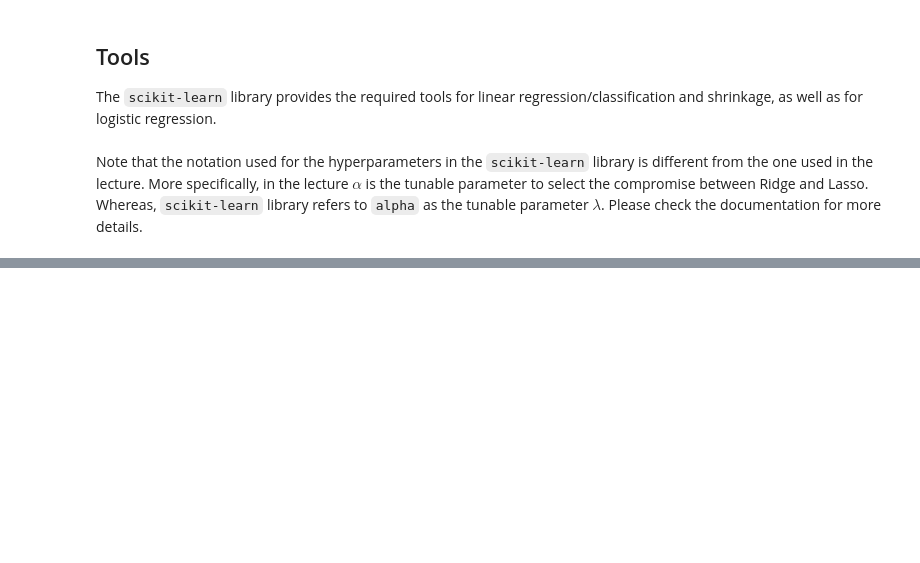
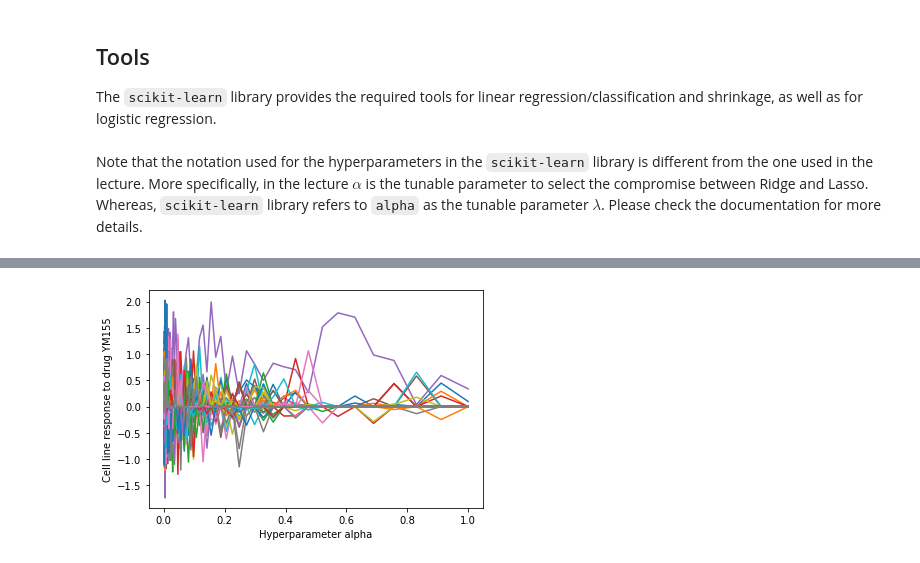
Before and after one commit to max-de-rooij/8dm50-machine-learning, a Jupyter notebook: practicals/week_3.ipynb, the cells around one changed output, grey strips where cells are left out. Drawn from its saved outputs; the diff is of its cells as text; code cells hidden in the pictures; blank space fills up the shorter version.

```diff
--- a/practicals/week_3.ipynb
+++ b/practicals/week_3.ipynb
@@ -410,3 +393,29 @@ Index(['ABCB1', 'CAV1', 'TSPAN8', 'TFF3', 'FABP1', 'TACSTD2'], dtype='object')
+# %%
+from sklearn.utils import resample
+
+# calculating the bootstrap for 100 times optimization (in which alpha ranges from log(-4 to 0))
+opt_count = 0
+nr_opt = 100
+coeffs_list = np.zeros((nr_opt,X_train.shape[1]))
+
+for i in np.logspace(-4,0,nr_opt):
+    bootstrapx,bootstrapy = resample(X_train,y_train,replace=True,n_samples=50)
+    lasso_model = Lassoregularization(i).fit(bootstrapx,bootstrapy)
+    coeffs = lasso_model.named_steps['lasso'].coef_
+    coeffs = coeffs[np.newaxis,:]
+    coeffs_list[opt_count,:] = coeffs
+    opt_count = opt_count + 1
+
+#print(coeffs_list[1])
+plt.figure()
+#plt.xscale('log')
+plt.plot(np.logspace(-4,0,nr_opt), coeffs_list)
+plt.ylabel("Cell line response to drug YM155")
+plt.xlabel("Hyperparameter alpha")
+#plt.xticks(rotation=90)
+plt.show()
+# %% [output]
+[figure, added]
 # %% [markdown]
 # Exercises
 
```
Also changed, not shown: parts of 5 cells of this notebook.
